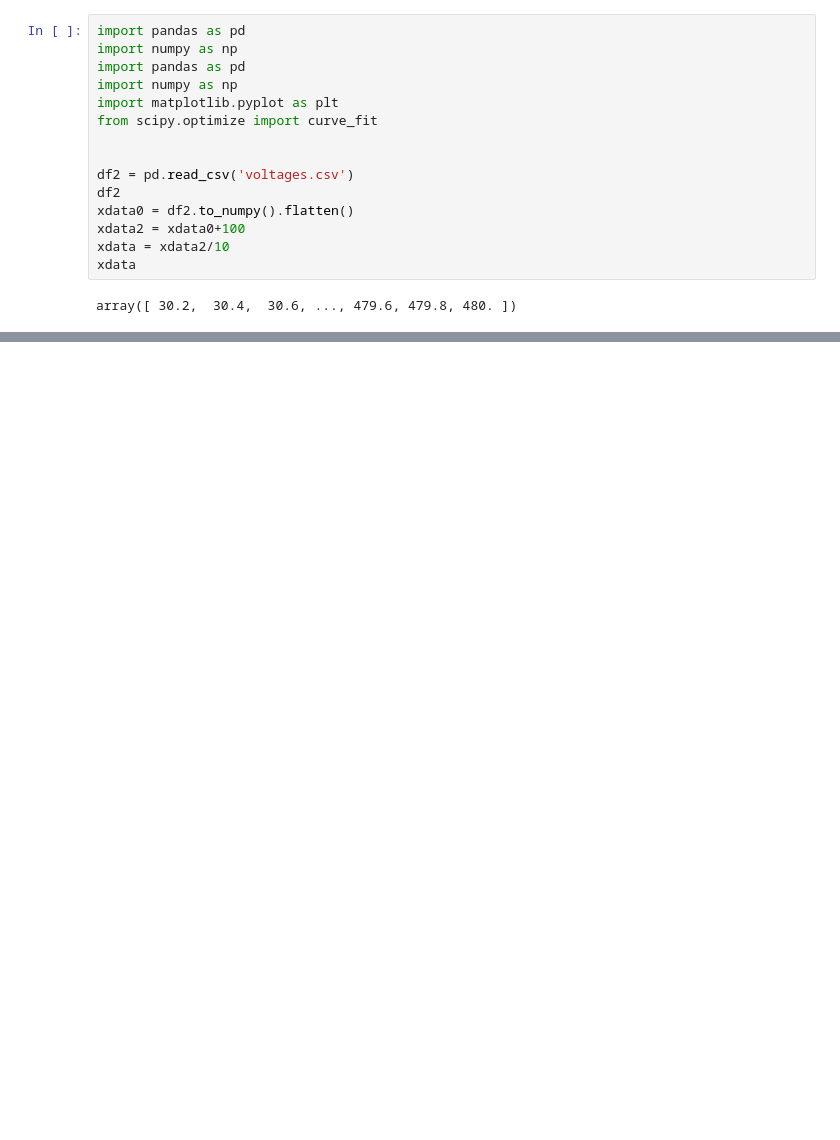
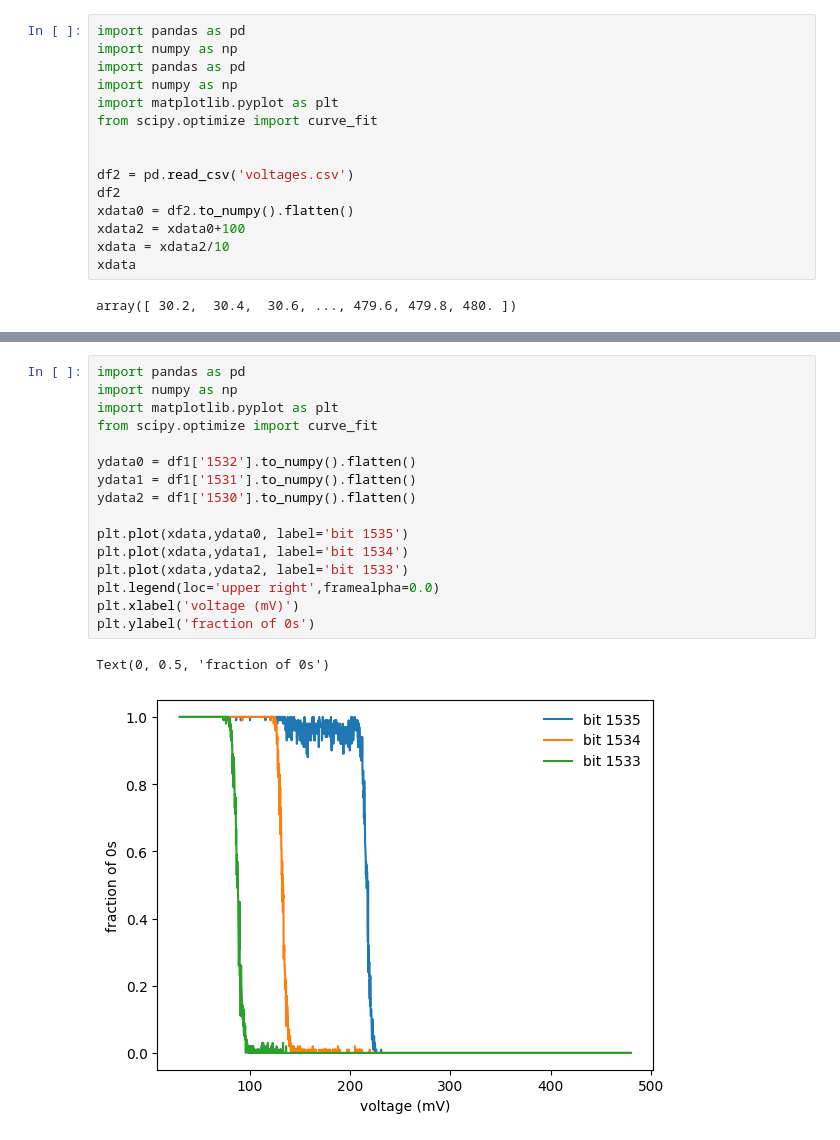
Before and after one commit to jieunyoo/chipOct23, a Jupyter notebook: plotScurve.ipynb, the cells around one changed output, grey strips where cells are left out. Drawn from its saved outputs; the diff is of its cells as text; blank space fills up the shorter version.

```diff
--- a/plotScurve.ipynb
+++ b/plotScurve.ipynb
@@ -63,0 +101,19 @@ plt.xlim([20,350])
+# %%
+import pandas as pd
+import numpy as np
+import matplotlib.pyplot as plt
+from scipy.optimize import curve_fit
+
+ydata0 = df1['1532'].to_numpy().flatten()
+ydata1 = df1['1531'].to_numpy().flatten()
+ydata2 = df1['1530'].to_numpy().flatten()
+
+plt.plot(xdata,ydata0, label='bit 1535')
+plt.plot(xdata,ydata1, label='bit 1534')
+plt.plot(xdata,ydata2, label='bit 1533')
+plt.legend(loc='upper right',framealpha=0.0)
+plt.xlabel('voltage (mV)')
+plt.ylabel('fraction of 0s')
+# %% [output]
+Text(0, 0.5, 'fraction of 0s')
+[figure, added]
```
Also changed, not shown: parts of 4 cells of this notebook, 2 other files.
